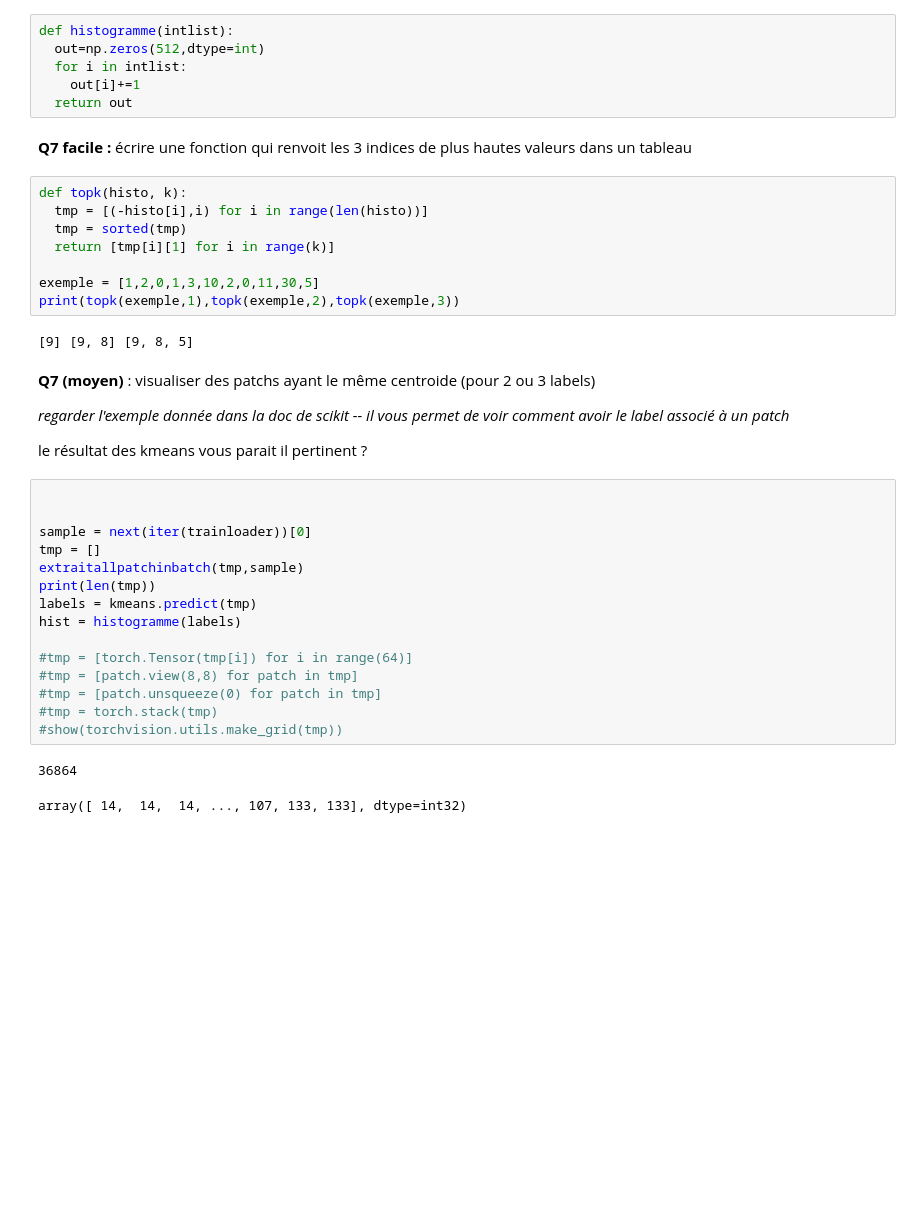
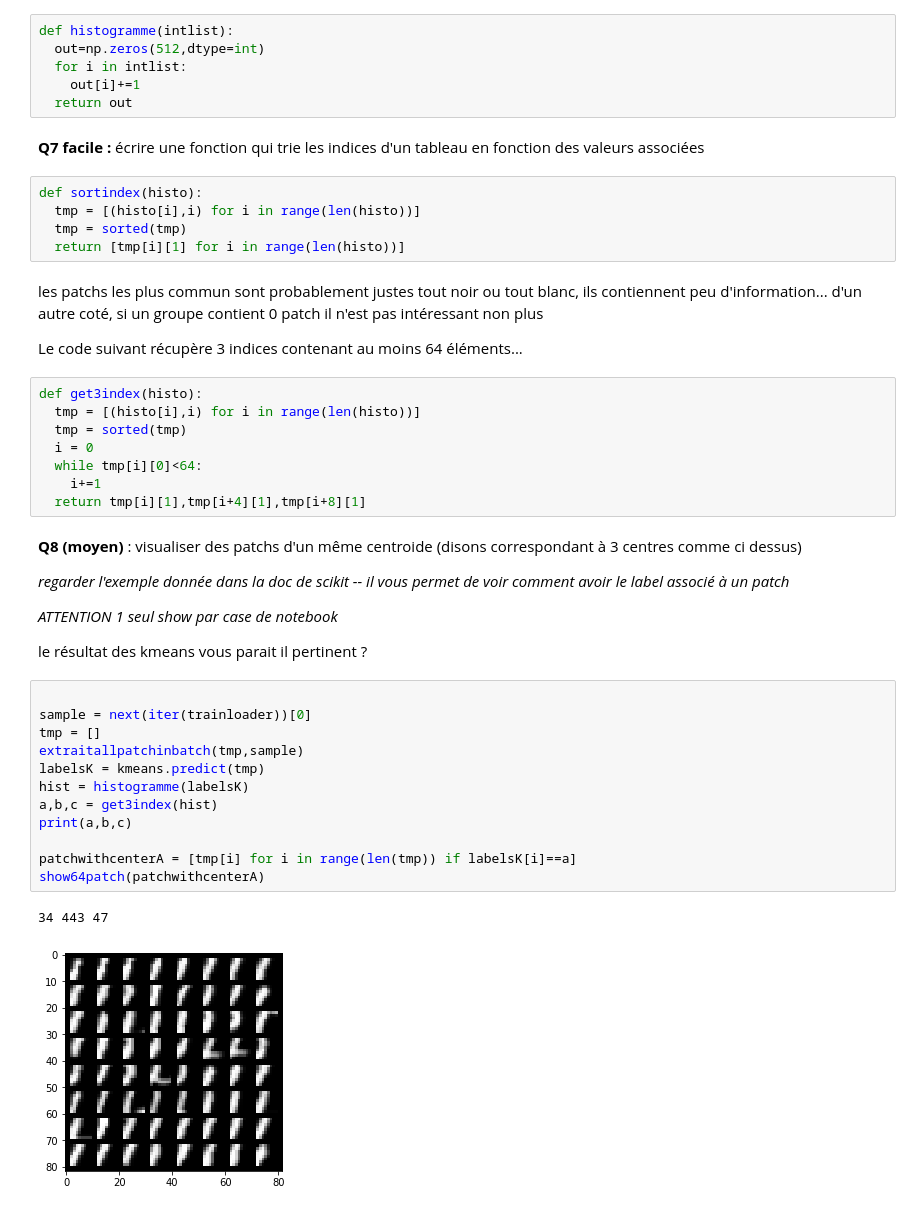
Before and after one commit to achanhon/coursdeeplearningcolab, a Jupyter notebook: 2020/bow_mnist.ipynb, the cells around one changed output. Drawn from its saved outputs; the diff is of its cells as text; blank space fills up the shorter version.

```diff
--- a/2020/bow_mnist.ipynb
+++ b/2020/bow_mnist.ipynb
@@ -138,38 +142,45 @@ def histogramme(intlist):
     out[i]+=1
   return out
 # %% [markdown]
-**Q7 facile :** écrire une fonction qui renvoit les 3 indices de plus hautes valeurs dans un tableau
+**Q7 facile :** écrire une fonction qui trie les indices d'un tableau en fonction des valeurs associées
 # %%
-def topk(histo, k):
-  tmp = [(-histo[i],i) for i in range(len(histo))]
+def sortindex(histo):
+  tmp = [(histo[i],i) for i in range(len(histo))]
   tmp = sorted(tmp)
-  return [tmp[i][1] for i in range(k)]
-
-exemple = [1,2,0,1,3,10,2,0,11,30,5]
-print(topk(exemple,1),topk(exemple,2),topk(exemple,3))
+  return [tmp[i][1] for i in range(len(histo))]
-# %% [output]
-[9] [9, 8] [9, 8, 5]
+# %% [markdown]
+les patchs les plus commun sont probablement justes tout noir ou tout blanc, ils contiennent peu d'information...
+d'un autre coté, si un groupe contient 0 patch il n'est pas intéressant non plus
+
+Le code suivant récupère 3 indices contenant au moins 64 éléments...
+# %%
+def get3index(histo):
+  tmp = [(histo[i],i) for i in range(len(histo))]
+  tmp = sorted(tmp)
+  i = 0
+  while tmp[i][0]<64:
+    i+=1
+  return tmp[i][1],tmp[i+4][1],tmp[i+8][1]
 # %% [markdown]
-**Q7 (moyen)** : visualiser des patchs ayant le même centroide (pour 2 ou 3 labels)
+**Q8 (moyen)** : visualiser des patchs d'un même centroide (disons correspondant à 3 centres comme ci dessus)
 
 *regarder l'exemple donnée dans la doc de scikit -- il vous permet de voir comment avoir le label associé à un patch*
 
+*ATTENTION 1 seul show par case de notebook*
+
 le résultat des kmeans vous parait il pertinent ?
 # %%
-
 
 sample = next(iter(trainloader))[0]
 tmp = []
 extraitallpatchinbatch(tmp,sample)
-print(len(tmp))
-labels = kmeans.predict(tmp)
-hist = histogramme(labels)
+labelsK = kmeans.predict(tmp)
+hist = histogramme(labelsK)
+a,b,c = get3index(hist)
+print(a,b,c)
 
-#tmp = [torch.Tensor(tmp[i]) for i in range(64)]
-#tmp = [patch.view(8,8) for patch in tmp]
-#tmp = [patch.unsqueeze(0) for patch in tmp]
-#tmp = torch.stack(tmp)
-#show(torchvision.utils.make_grid(tmp))
+patchwithcenterA = [tmp[i] for i in range(len(tmp)) if labelsK[i]==a]
+show64patch(patchwithcenterA)
 # %% [output]
-36864
+34 443 47
-array([ 14,  14,  14, ..., 107, 133, 133], dtype=int32)
+[figure, added]
```
Also changed, not shown: parts of 11 cells of this notebook.
